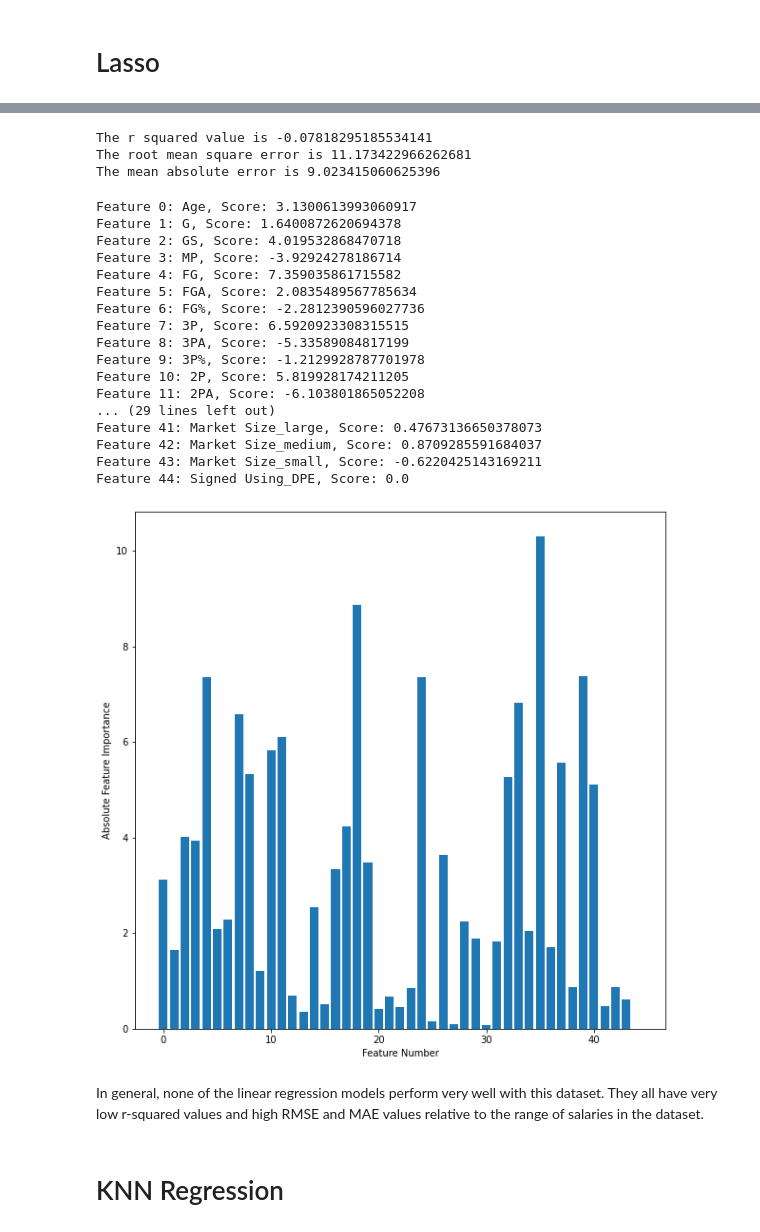
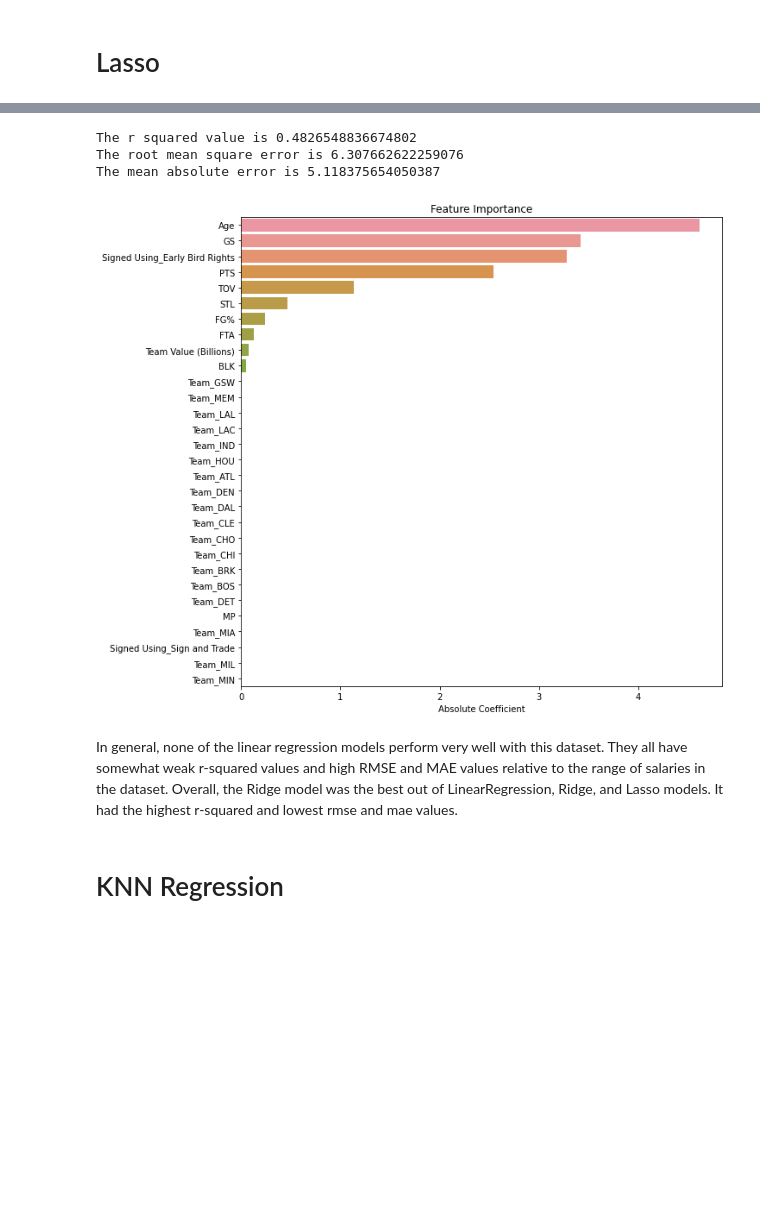
Before and after one commit to graham-ecu/NBA-Salary-Prediction, a Jupyter notebook: NBA Modeling.ipynb, the cells around one changed output, grey strips where cells are left out. Saved outputs shown, nothing was run; the diff lists cells and outputs as text; code cells hidden in the pictures; blank space fills up the shorter version.

```diff
--- a/NBA Modeling.ipynb
+++ b/NBA Modeling.ipynb
@@ -114,7 +106,7 @@ Even as a first attempt, this is not a very good model.  The r squared value is
 # Ridge Regression
 # %%
 # find optimal alpha value
-alphas = np.arange(0.1, 50, 1)
+alphas = np.arange(0.1, 50, 0.1)
 r2_scores = []
 rmses = []
 maes = []
@@ -162,5 +154,6 @@ print(best_alpha_r2, best_alpha_rmse, best_alpha_mae)
 # %%
-ridge = Ridge(alpha=0.1)
+# Initiate and train the model
+ridge = Ridge(alpha=42.1)
 ridge.fit(X_train, y_train)
 y_pred = ridge.predict(X_test)
 # %%
@@ -218,7 +202,7 @@ Feature 44: Signed Using_DPE, Score: 0.0
 # Lasso
 # %%
 # find optimal alpha value
-alphas = np.arange(0, 1, 0.1)
+alphas = np.arange(0, 1, 0.01)
 r2_scores = []
 rmses = []
 maes = []
@@ -266,8 +250,10 @@ print(best_alpha_r2, best_alpha_rmse, best_alpha_mae)
 # %%
-lasso = Lasso(alpha=0)
+# Initiate and train the model
+lasso = Lasso(alpha=0.22)
 lasso.fit(X_train, y_train)
 y_pred = lasso.predict(X_test)
 
+# Visualize actual vs predicted salaries
 plt.figure(figsize=(5,5))
 plt.scatter(y_test, y_pred)
 plt.plot([0, 40], [0, 40], 'k-', c='r')
@@ -282,44 +268,32 @@ print('The r squared value is ' + str(r2_score(y_test, y_pred)))
 print('The root mean square error is ' + str(rmse_func(lasso, X_test, y_test)))
 print('The mean absolute error is ' + str(mean_absolute_error(y_pred, y_test)))
 # %% [output]
-The r squared value is -0.07818295185534141
-The root mean square error is 11.173422966262681
-The mean absolute error is 9.023415060625396
+The r squared value is 0.4826548836674802
+The root mean square error is 6.307662622259076
+The mean absolute error is 5.118375654050387
 # %%
-# Determine coefficients
+# Determine coefficients and create dataframe
 coefs = lasso.coef_
+columns = X_test.columns
+importance = pd.DataFrame({'Absolute Coefficient': coefs})
+importance.index = columns
 
-# summarize feature importance
-for i in range(len(coefs)):
-    print('Feature ' + str(i) + ': ' + X_train.columns[i] + ', Score: ' + str(coefs[i]))
+# Sort by coefficient value and transpose
+importance = importance.sort_values('Absolute Coefficient', ascending=False)
+importance = importance.transpose()
 
-# plot feature importance
+# Define top 30 features
+top_30 = importance.iloc[: , :30]
+
+# Create a bar chart to show top 30 features
 plt.figure(figsize=(10,10))
-plt.bar([x for x in range(len(coefs))], abs(coefs))
-plt.xlabel('Feature Number')
-plt.ylabel('Absolute Feature Importance')
-plt.show()
+sns.barplot(data=top_30, orient='h')
+plt.xlabel('Absolute Coefficient')
+plt.title('Feature Importance');
 # %% [output]
-Feature 0: Age, Score: 3.1300613993060917
-Feature 1: G, Score: 1.6400872620694378
-Feature 2: GS, Score: 4.019532868470718
-Feature 3: MP, Score: -3.92924278186714
-Feature 4: FG, Score: 7.359035861715582
-Feature 5: FGA, Score: 2.0835489567785634
-Feature 6: FG%, Score: -2.2812390596027736
-Feature 7: 3P, Score: 6.5920923308315515
-Feature 8: 3PA, Score: -5.33589084817199
-Feature 9: 3P%, Score: -1.2129928787701978
-Feature 10: 2P, Score: 5.819928174211205
-Feature 11: 2PA, Score: -6.103801865052208
-... (29 lines left out)
-Feature 41: Market Size_large, Score: 0.47673136650378073
-Feature 42: Market Size_medium, Score: 0.8709285591684037
-Feature 43: Market Size_small, Score: -0.6220425143169211
-Feature 44: Signed Using_DPE, Score: 0.0
-[figure, old version]
+[figure, new version]
 # %% [markdown]
-In general, none of the linear regression models perform very well with this dataset.  They all have very low r-squared values and high RMSE and MAE values relative to the range of salaries in the dataset.
+In general, none of the linear regression models perform very well with this dataset.  They all have somewhat weak r-squared values and high RMSE and MAE values relative to the range of salaries in the dataset.  Overall, the Ridge model was the best out of LinearRegression, Ridge, and Lasso models.  It had the highest r-squared and lowest rmse and mae values.
 # %% [markdown]
 # KNN Regression
 # %%
```
Also changed, not shown: parts of 35 cells of this notebook, 3 other files.
